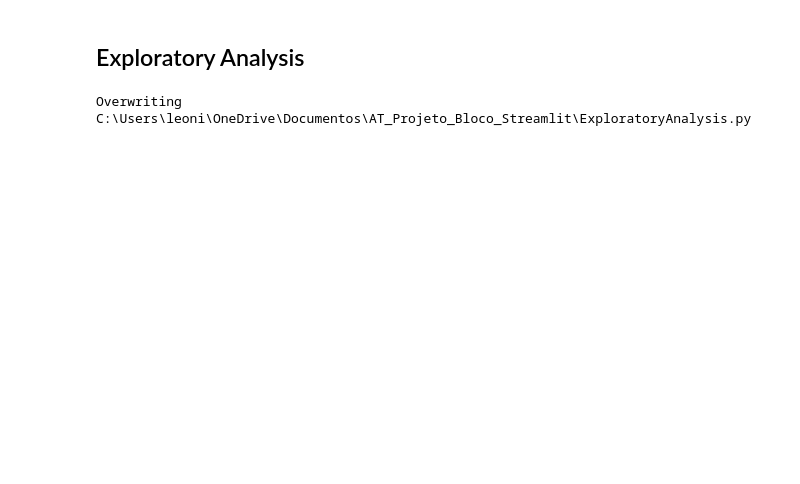
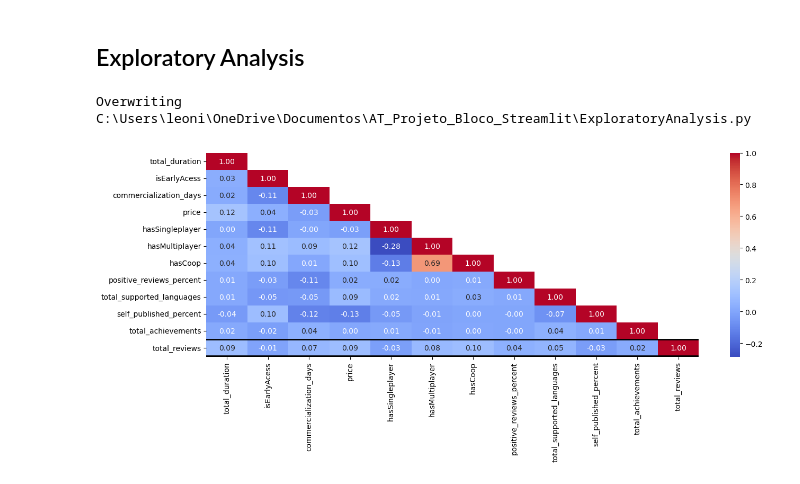
Before and after one commit to Leonidas-Vitor/AT_Projeto_Bloco_Steam, a Jupyter notebook: Jupyters/ExploratoryAnalysis.ipynb, the cells around one changed output. Cells and saved outputs as stored; diff of their text form; code cells hidden in the pictures; blank space fills up the shorter version.

```diff
--- a/Jupyters/ExploratoryAnalysis.ipynb
+++ b/Jupyters/ExploratoryAnalysis.ipynb
@@ -46,3 +53,54 @@ sb.boxplot(data=df_steam[nCols], ax=ax)
 st.pyplot(fig)
 # %% [output]
 Overwriting C:\Users\leoni\OneDrive\Documentos\AT_Projeto_Bloco_Streamlit\ExploratoryAnalysis.py
+# %%
+import matplotlib.pyplot as plt
+import numpy as np
+import pandas as pd
+import seaborn as sb
+from sklearn.preprocessing import MinMaxScaler
+
+df_steam = pd.read_csv('C:\\Users\\leoni\OneDrive\\Documentos\\AT_Projeto_Bloco_Streamlit\\SteamDatasetForStreamlitClean.csv',engine='pyarrow')
+
+
+nCols = ['total_duration','total_achievements','total_supported_languages','positive_reviews_percent','price', 'self_published_percent',
+         'commercialization_days']
+
+#print(df_steam.info())
+
+#fig, ax = plt.subplots(figsize=(10,5))
+#sb.boxplot(df_steam,ax=ax)
+
+#plt.show()
+
+
+fig, ax = plt.subplots(figsize=(15, 5))
+
+df_steam_numerics = df_steam.drop(columns=['name','id','release_date','tags','main_genre',''])
+
+nOrder = list(df_steam_numerics.columns)
+nOrder.remove('total_reviews')
+nOrder.append('total_reviews')
+
+df_steam_numerics = df_steam_numerics[nOrder]
+#df_steam_numerics['total_reviews'] = np.log(df_steam_numerics['total_reviews'])
+
+#df_steam_numerics['total_reviews'] = df_steam_numerics['total_reviews']/1000
+#print(df_steam_numerics.describe())
+scaler = MinMaxScaler()
+
+df_rescaled = pd.DataFrame(scaler.fit_transform(df_steam_numerics), columns=df_steam_numerics.columns)
+
+#for col in df_steam_numerics.columns:
+#    if (col == 'total_reviews'):
+#        continue
+#    df_steam_numerics[col] = scaler.fit_transform(df_steam_numerics[[col]])
+
+df_steam_corr = df_rescaled.corr()
+sb.heatmap(df_steam_corr, annot=True, fmt='.2f',cmap=sb.color_palette("coolwarm", as_cmap=True), ax=ax, mask=np.triu(df_steam_corr, k=1))
+ax.axhline(11, color='black', linewidth=2)
+ax.axhline(12, color='black', linewidth=4)
+
+plt.show()
+# %% [output]
+[figure, added]
```
Also changed, not shown: parts of 17 cells of this notebook, 5 other files.
